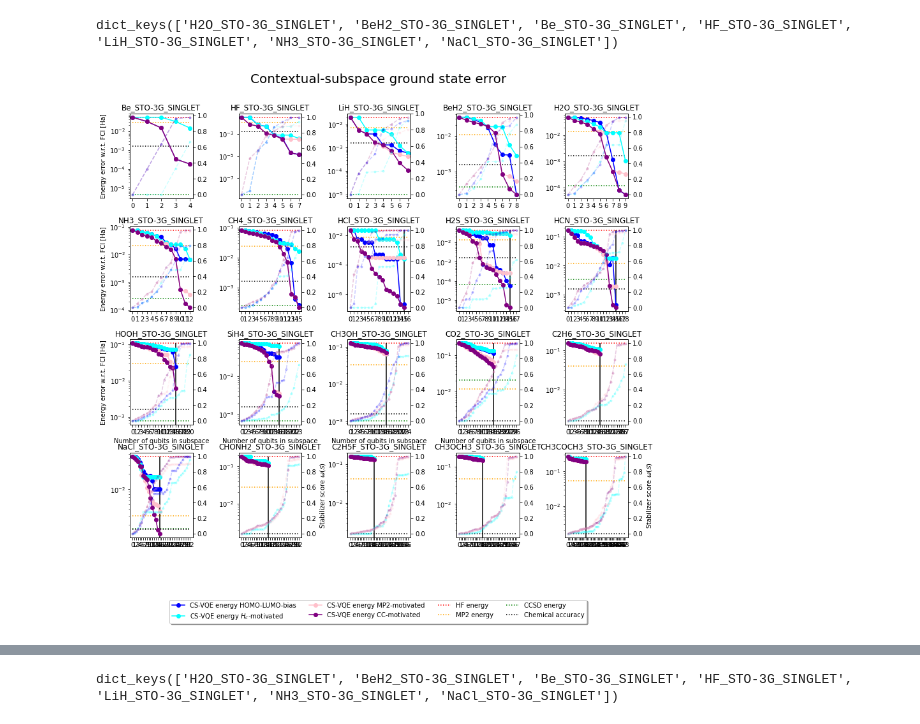
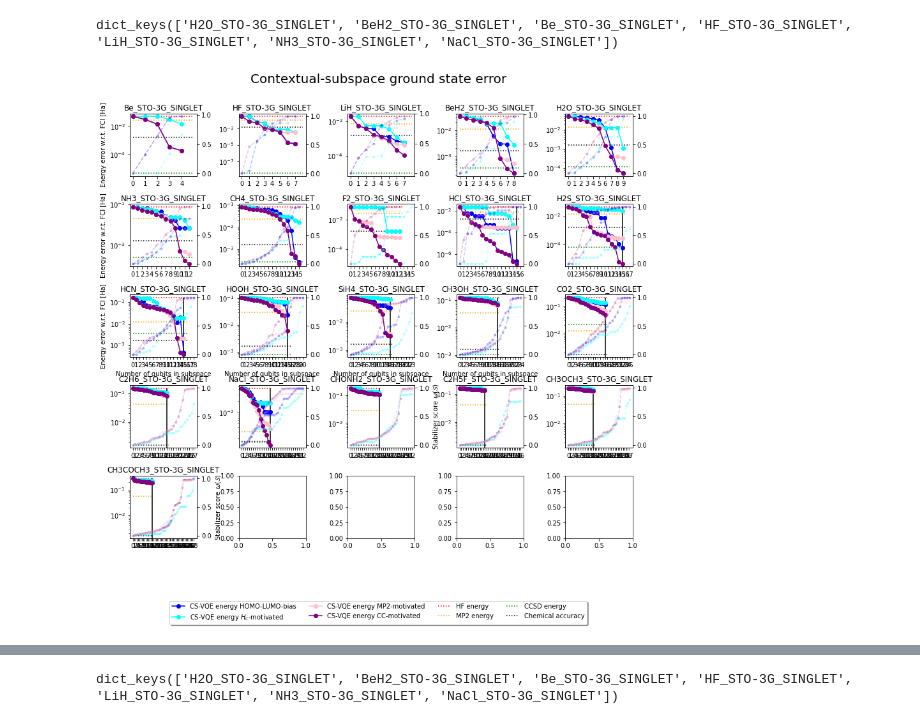
Before and after one commit to UCL-CCS/symmer, a Jupyter notebook: notebooks/draft/HOMO-LUMO-biasing_vs_H_c_vs_CC_vs_legacy_CS-VQE_errors.ipynb, the cells around one changed output, grey strips where cells are left out. Saved outputs shown, nothing was run; the diff lists cells and outputs as text; code cells hidden in the pictures.

```diff
--- a/notebooks/draft/HOMO-LUMO-biasing_vs_H_c_vs_CC_vs_legacy_CS-VQE_errors.ipynb
+++ b/notebooks/draft/HOMO-LUMO-biasing_vs_H_c_vs_CC_vs_legacy_CS-VQE_errors.ipynb
@@ -160,11 +160,12 @@ def plot_data(data, energy_axis, data_supp=None):
     Y_score_CC = np.append(0, np.array(data['data']['stab_score_CC']))
     Y_score_MP = np.append(0, np.array(data['data']['stab_score_MP']))
     Y_score_HL = np.append(0, np.array(data['data']['stab_score_HL']))
+    max_X = np.where(Y_MP)[0][-1]+1
 
-    energy_axis.hlines(hf_energy-ref_energy, 0, X[-1], ls=':', color='red', label='HF energy')
-    energy_axis.hlines(mp2_energy-ref_energy, 0, X[-1], ls=':', color='orange', label='MP2 energy')
-    energy_axis.hlines(ccsd_energy-ref_energy, 0, X[-1], ls=':', color='green', label='CCSD energy')
-    energy_axis.hlines(0.0016, 0, X[-1], ls=':', color='black', label='Chemical accuracy')
+    energy_axis.hlines(hf_energy-ref_energy, 0, max_X, ls=':', color='red', label='HF energy')
+    energy_axis.hlines(mp2_energy-ref_energy, 0, max_X, ls=':', color='orange', label='MP2 energy')
+    energy_axis.hlines(ccsd_energy-ref_energy, 0, max_X, ls=':', color='green', label='CCSD energy')
+    energy_axis.hlines(0.0016, 0, max_X, ls=':', color='black', label='Chemical accuracy')
     if len(Y_Hc)>16:
         energy_axis.vlines(15, 0, nc_energy-ref_energy, color='black')
     energy_axis.set_yscale('log')
@@ -172,19 +173,24 @@ def plot_data(data, energy_axis, data_supp=None):
     energy_axis.set_xticks(X)
 
     score_axis = energy_axis.twinx()
-    score_axis.plot(X, Y_score_Hc, color='cyan', label='$H_c$-motivated score', marker='.', alpha=0.2, ls='--')
-    score_axis.plot(X, Y_score_CC, color='purple', label='CC-motivated score', marker='.', alpha=0.2, ls='--')
-    score_axis.plot(X, Y_score_MP, color='pink', label='MP2-motivated score', marker='.', alpha=0.2, ls='--')
+    try:
+        score_axis.plot(X, Y_score_Hc, color='cyan', label='$H_c$-motivated score', marker='.', alpha=0.2, ls='--')
+        score_axis.plot(X, Y_score_CC, color='purple', label='CC-motivated score', marker='.', alpha=0.2, ls='--')
+        score_axis.plot(X, Y_score_MP, color='pink', label='MP2-motivated score', marker='.', alpha=0.2, ls='--')
+    except:
+        score_axis.plot(X[:max_X], Y_score_Hc[:max_X], color='cyan', label='$H_c$-motivated score', marker='.', alpha=0.2, ls='--')
+        score_axis.plot(X[:max_X], Y_score_CC[:max_X], color='purple', label='CC-motivated score', marker='.', alpha=0.2, ls='--')
+        score_axis.plot(X[:max_X], Y_score_MP[:max_X], color='pink', label='MP2-motivated score', marker='.', alpha=0.2, ls='--')
 
     if data_supp is not None:
         Y_HL = np.append(nc_energy, np.array(data_supp['data']['cs_vqe_nrg_HL']))
         Y_score_HL = np.append(0, np.array(data_supp['data']['stab_score_HL']))
-        energy_axis.plot(X[:16], Y_HL[:16]-ref_energy, color='blue', marker='o', label='CS-VQE energy HOMO-LUMO-bias')
+        energy_axis.plot(X[:max_X], Y_HL[:max_X]-ref_energy, color='blue', marker='o', label='CS-VQE energy HOMO-LUMO-bias')
         score_axis.plot(X, Y_score_HL, color='blue', label='HOMO-LUMO-bias score', marker='.', alpha=0.2, ls='--')
 
-    energy_axis.plot(X[:16], Y_Hc[:16]-ref_energy, color='cyan', marker='o', label='CS-VQE energy $H_c$-motivated')
-    energy_axis.plot(X[:16], Y_MP[:16]-ref_energy, color='pink', marker='o', label='CS-VQE energy MP2-motivated')
-    energy_axis.plot(X[:16], Y_CC[:16]-ref_energy, color='purple', marker='o', label='CS-VQE energy CC-motivated')
+    energy_axis.plot(X[:max_X], Y_Hc[:max_X]-ref_energy, color='cyan', marker='o', label='CS-VQE energy $H_c$-motivated')
+    energy_axis.plot(X[:max_X], Y_MP[:max_X]-ref_energy, color='pink', marker='o', label='CS-VQE energy MP2-motivated')
+    energy_axis.plot(X[:max_X], Y_CC[:max_X]-ref_energy, color='purple', marker='o', label='CS-VQE energy CC-motivated')
 
     #fig.legend(ncol=1, bbox_to_anchor=(1.35,0.5))
     #plt.show()
@@ -198,7 +204,7 @@ with open('../data/stabilizer_identification_comparision_large.json', 'r') as in
 #    **stabilizer_identification_comparision_2)
 
 
-fig,axes = plt.subplots(4,5, figsize=(12,10))#, sharey=True)
+fig,axes = plt.subplots(5,5, figsize=(12,10))#, sharey=True)
 
 sorted_keys = sorted(stabilizer_identification_comparision,
                      key=lambda x:stabilizer_identification_comparision[x]['n_qubits_post_taper'])
@@ -212,31 +218,31 @@ for speciesname, axis in zip(sorted_keys, fig.get_axes()):
         plot_data(data, axis, data_supp=data_supp)
     except:
         plot_data(data, axis, data_supp=None)
 
 fig.tight_layout()
 
 for i in range(4):
     axes[2,i].set_xlabel('Number of qubits in subspace')
 for i in range(3):
     axes[i,0].set_ylabel('Energy error w.r.t. FCI [Ha]')
 
 fig.get_axes()[-1].set_ylabel('Stabilizer score $\omega(\mathcal{S})$')
 fig.get_axes()[-4].set_ylabel('Stabilizer score $\omega(\mathcal{S})$')
 
 handles, labels = axes[1,1].get_legend_handles_labels()
 order = list(range(len(handles)))
 
 fig.suptitle('Contextual-subspace ground state error', size=20, y=1.05)
 fig.legend([handles[i] for i in order],
         [labels[i] for i in order],
             loc="lower center",   # Position of legend
             borderaxespad=0.1,    # Small spacing around legend box
             ncol=4,
             bbox_to_anchor=(0.5, -0.15),
             fancybox=True,
             shadow=True,
             )
 
 plt.show()
 # %% [output]
-[figure, old version]
+[figure, new version]
```
Also changed, not shown: parts of 3 cells of this notebook, 9 other files.
